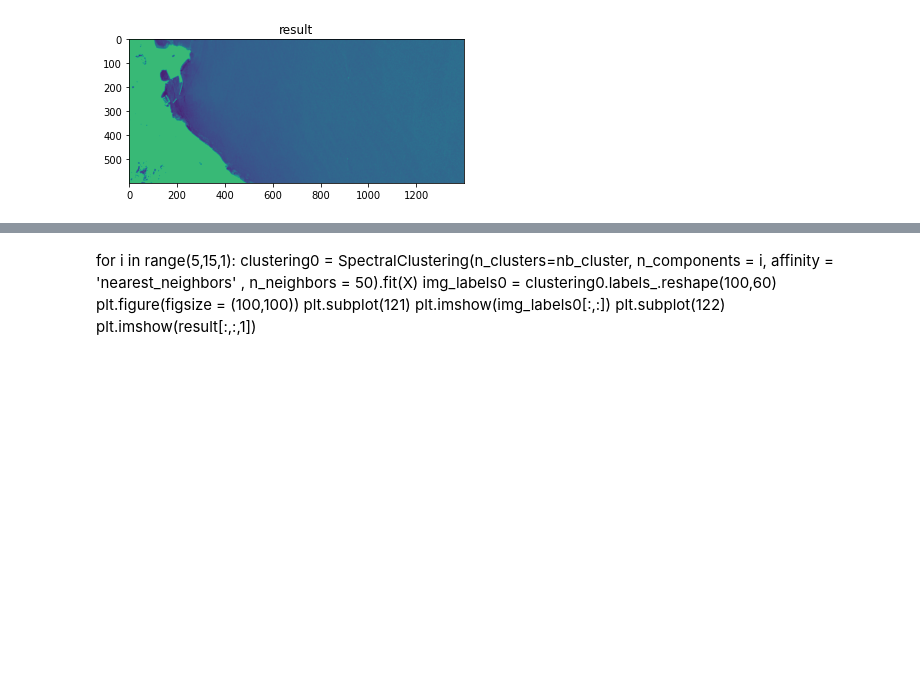
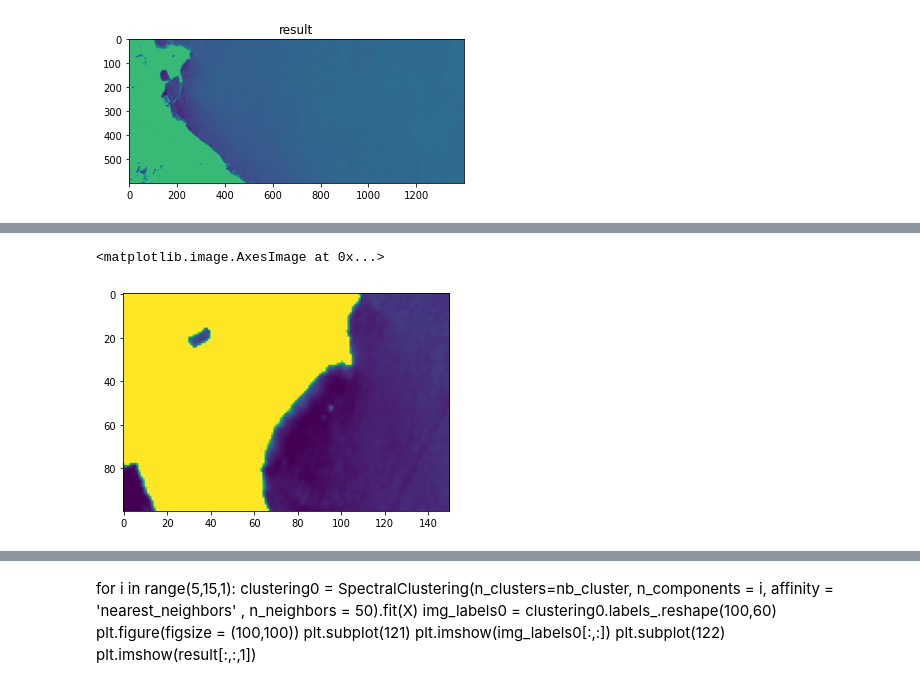
Before and after one commit to BasileR/plastic_detection_from_space, a Jupyter notebook: graphs.ipynb, the cells around one changed output, grey strips where cells are left out. Saved outputs shown, nothing was run; the diff lists cells and outputs as text; code cells hidden in the pictures; blank space fills up the shorter version.

```diff
--- a/graphs.ipynb
+++ b/graphs.ipynb
@@ -111,0 +121,5 @@ plt.imshow(result[:,:,3])
+# %%
+plt.imshow(result[:,:,2])
+# %% [output]
+<matplotlib.image.AxesImage at 0x...>
+[figure, added]
```
Also changed, not shown: parts of 16 cells of this notebook, 2 other files.
